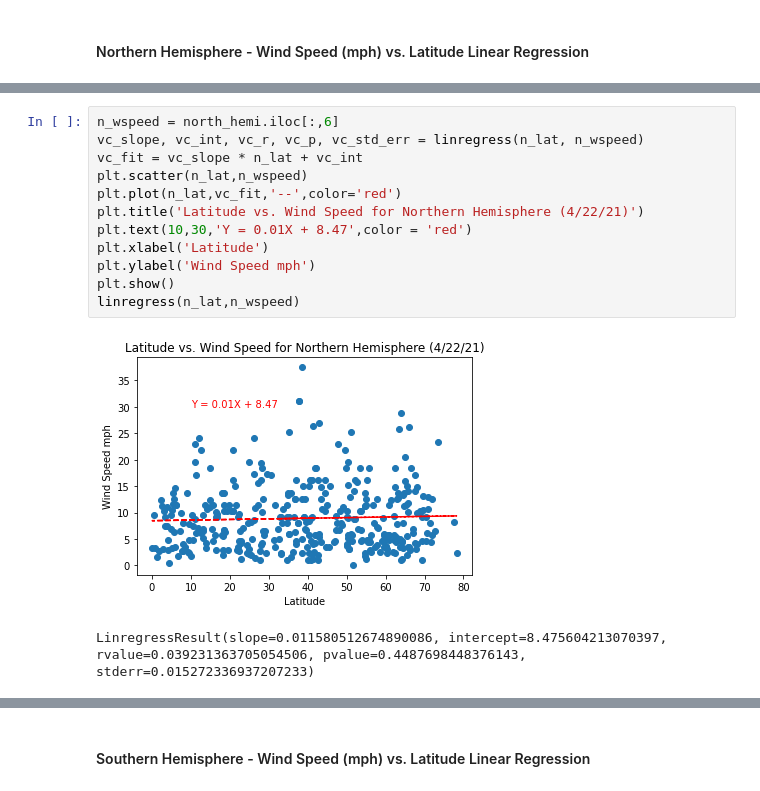
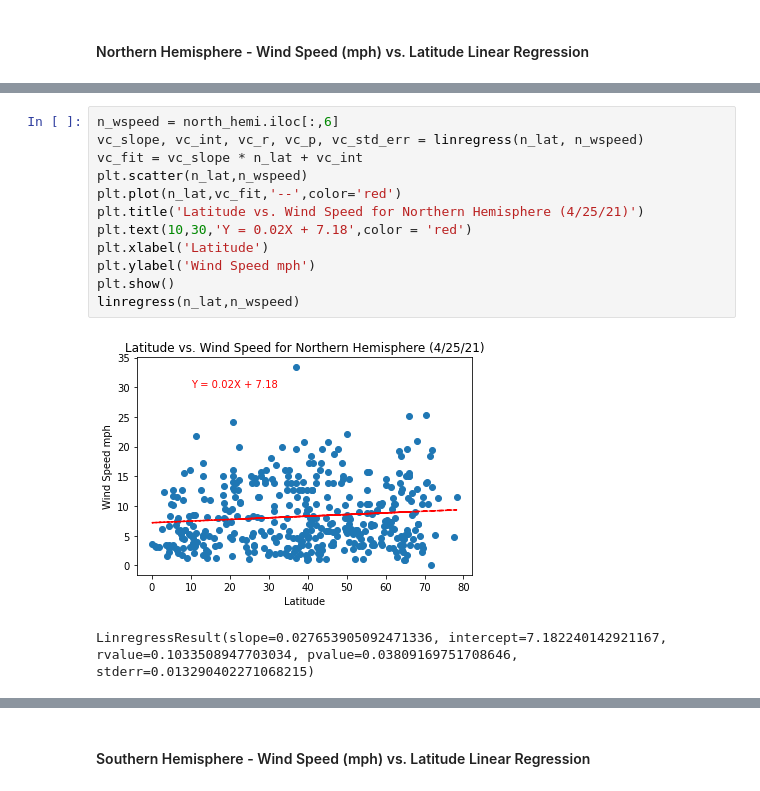
Before and after one commit to jconcha56429/python-api-challenge, a Jupyter notebook: WeatherPy/WeatherPy.ipynb, the cells around one changed output, grey strips where cells are left out. Cells and saved outputs as stored; diff of their text form.

```diff
--- a/WeatherPy/WeatherPy.ipynb
+++ b/WeatherPy/WeatherPy.ipynb
@@ -357,15 +392,15 @@ LinregressResult(slope=0.145072938467941, intercept=58.4066364038976, rvalue=0.0
 # %%
 n_wspeed = north_hemi.iloc[:,6]
 vc_slope, vc_int, vc_r, vc_p, vc_std_err = linregress(n_lat, n_wspeed)
 vc_fit = vc_slope * n_lat + vc_int
 plt.scatter(n_lat,n_wspeed)
 plt.plot(n_lat,vc_fit,'--',color='red')
-plt.title('Latitude vs. Wind Speed for Northern Hemisphere (4/22/21)')
-plt.text(10,30,'Y = 0.01X + 8.47',color = 'red')
+plt.title('Latitude vs. Wind Speed for Northern Hemisphere (4/25/21)')
+plt.text(10,30,'Y = 0.02X + 7.18',color = 'red')
 plt.xlabel('Latitude')
 plt.ylabel('Wind Speed mph')
 plt.show()
 linregress(n_lat,n_wspeed)
 # %% [output]
-[figure, old version]
+[figure, new version]
-LinregressResult(slope=0.011580512674890086, intercept=8.475604213070397, rvalue=0.039231363705054506, pvalue=0.4487698448376143, stderr=0.015272336937207233)
+LinregressResult(slope=0.027653905092471336, intercept=7.182240142921167, rvalue=0.1033508947703034, pvalue=0.03809169751708646, stderr=0.013290402271068215)
```
Also changed, not shown: parts of 32 cells of this notebook, 6 other files.
